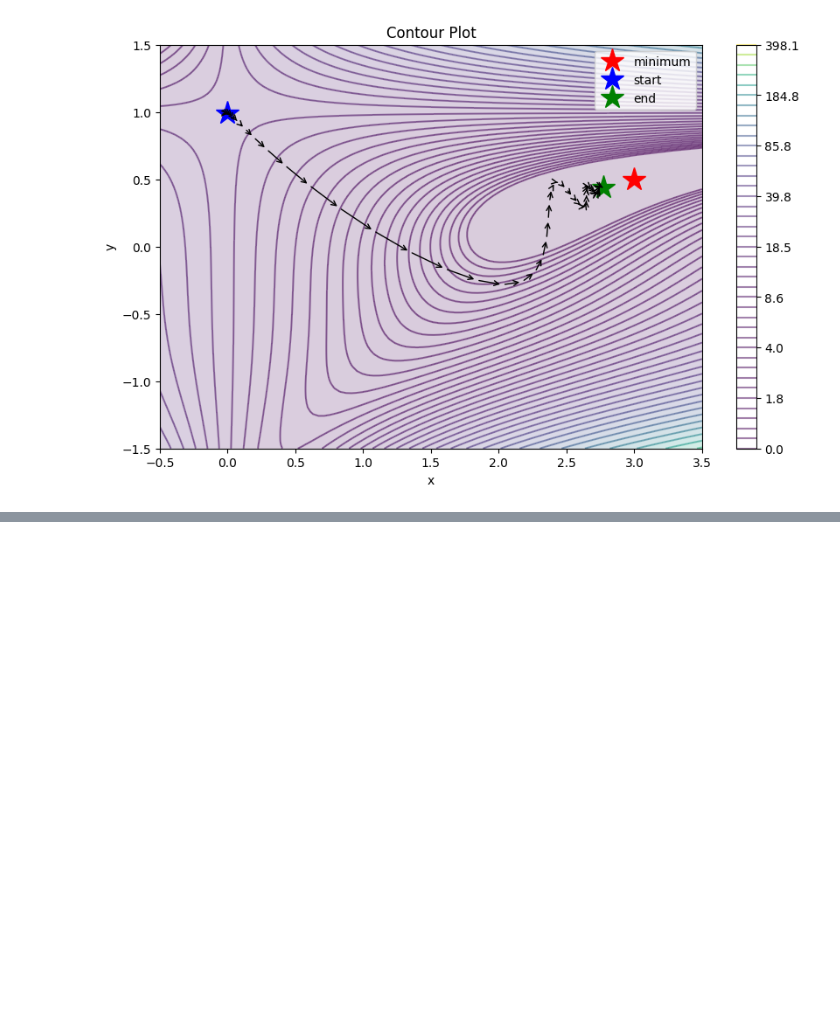
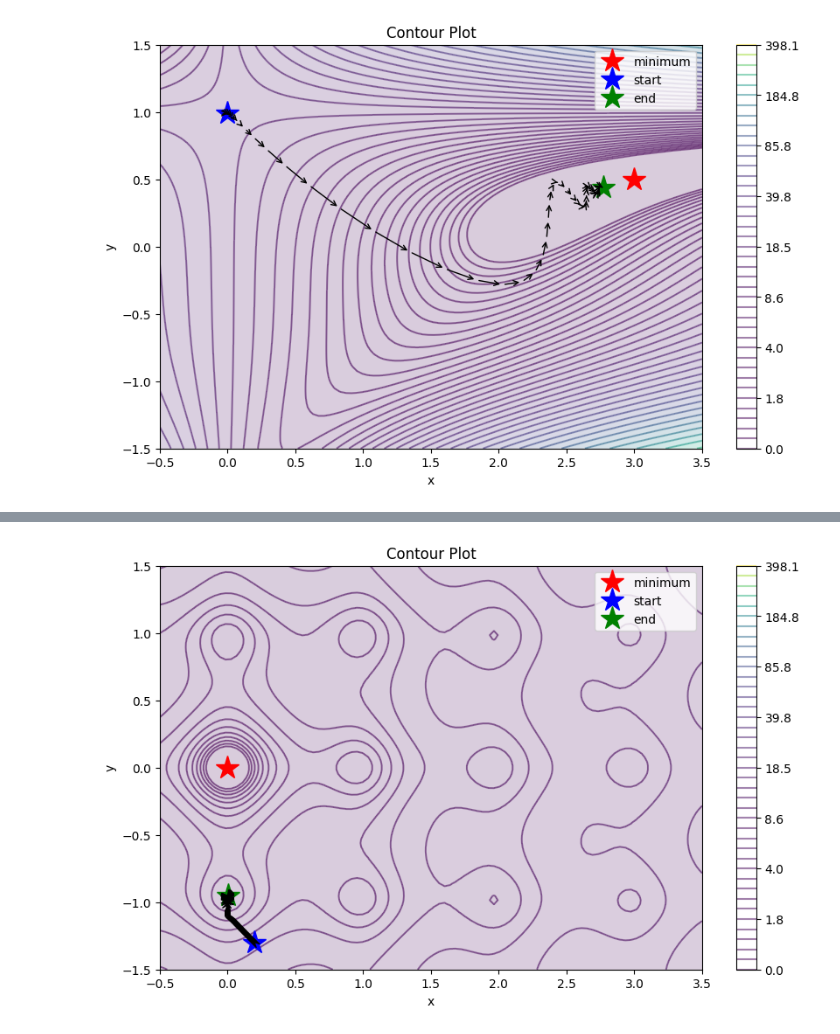
Before and after one commit to DnyaNvB/DeepLearning-Optimization-Methods, a Jupyter notebook: DL-optimization-functions.ipynb, the cells around one changed output, grey strips where cells are left out. Cells and saved outputs as stored; diff of their text form; code cells hidden in the pictures; blank space fills up the shorter version.

Commit message:
RMSProp (Root Mean Square Propagation)

```diff
--- a/DL-optimization-functions.ipynb
+++ b/DL-optimization-functions.ipynb
@@ -286,0 +305,27 @@ optimize_loss(beale, momentum_update, params, states, hyper_params, is_first_ord
+# %%
+def RMSProp_update(params, grads, states, hyper_params):
+  # hyper-param typical values: learning_rate=0.001, gamma=0.9, eps=1e-8
+  # averages is the same as v in the above formula
+  averages = states['averages']
+  for param, grad in zip(params, grads):
+    averages[param] = hyper_params['gamma'] * averages[param] + (1 - hyper_params['gamma']) * torch.pow(grad, 2)
+    param.data  = param.data - ((hyper_params['lr']/(torch.sqrt(averages[param])) + hyper_params['eps']) * grad)
+# %%
+#@title {run: "auto"}
+start_x = 0.2 #@param {type:"slider", min:-0.5, max:3.5, step:0.1}
+start_y = -1.3 #@param {type:"slider", min:-1.5, max:1.5, step:0.1}
+learning_rate = 0.0055 #@param {type:"slider", min:0, max:0.02,step:0.0005}
+gamma = 0.65 #@param {type:"slider", min:0.01, max:0.99, step:0.01}
+epochs = 94 #@param {type:"slider", min:1, max:150,step:1}
+is_first_order = True
+
+x = torch.tensor(start_x, dtype=torch.float32, requires_grad=True)
+y = torch.tensor(start_y, dtype=torch.float32, requires_grad=True)
+params = [x, y]
+averages = {param: torch.tensor(0., dtype=torch.float32) for param in params}
+states = {"averages": averages}
+hyper_params = {"lr": learning_rate, "gamma": gamma, "eps": 1e-8}
+
+optimize_loss(ackley, RMSProp_update, params, states, hyper_params, is_first_order)
+# %% [output]
+[figure, added]
```
Also changed, not shown: parts of 2 cells of this notebook.
